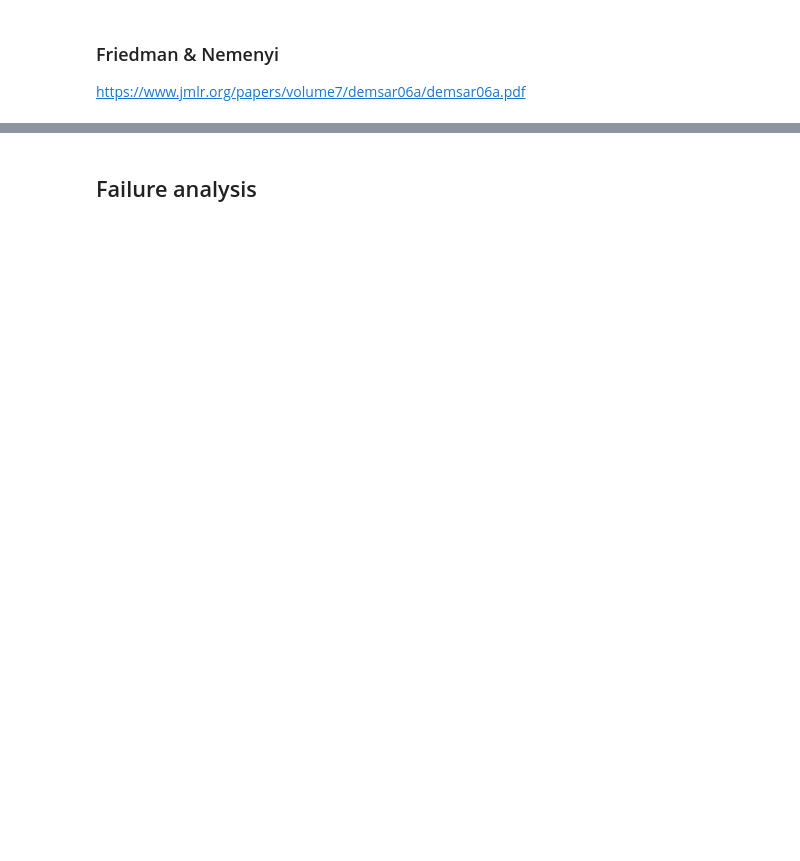
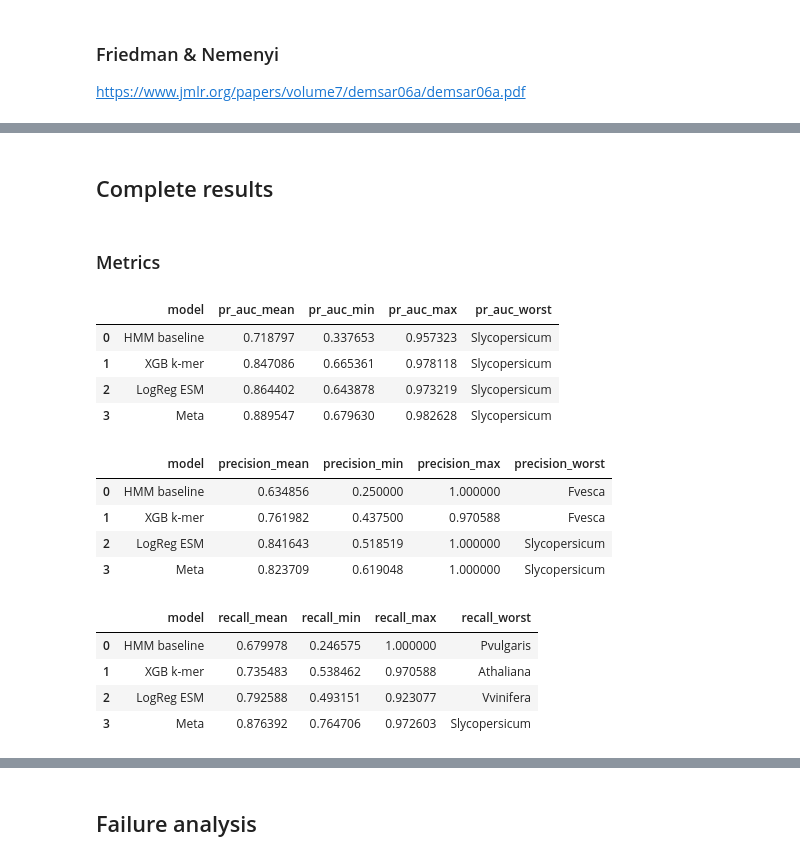
Before and after one commit to Kirk-KD/LRK10L-ML, a Jupyter notebook: notebooks/main.ipynb, the cells around one changed output, grey strips where cells are left out. Drawn from its saved outputs; the diff is of its cells as text; code cells hidden in the pictures; blank space fills up the shorter version.

```diff
--- a/notebooks/main.ipynb
+++ b/notebooks/main.ipynb
@@ -1565 +1570,55 @@ Recall: Friedman chi2=2.500, p=0.4753
 | Recall | 7 | 2.5000 | 0.4753 | False | Meta |
+# %% [markdown]
+## Complete results
+# %% [markdown]
+### Metrics
+# %%
+model_results = {
+    'HMM baseline': hmm_fold_results,
+    'XGB k-mer': xgb_evaluator.results_df,
+    'LogReg ESM': logreg_evaluator.results_df,
+    'Meta': meta_evaluator.results_df
+}
+
+pr_auc_df = pd.DataFrame([{
+    'model': k,
+    'pr_auc_mean': v['test_pr_auc'].mean(),
+    'pr_auc_min': v['test_pr_auc'].min(),
+    'pr_auc_max': v['test_pr_auc'].max(),
+    'pr_auc_worst': v.loc[v['test_pr_auc'].idxmin(), 'species'],
+} for k, v in model_results.items()])
+display(pr_auc_df)
+
+precision_df = pd.DataFrame([{
+    'model': k,
+    'precision_mean': v['test_precision'].mean(),
+    'precision_min': v['test_precision'].min(),
+    'precision_max': v['test_precision'].max(),
+    'precision_worst': v.loc[v['test_precision'].idxmin(), 'species'],
+} for k, v in model_results.items()])
+display(precision_df)
+
+recall_df = pd.DataFrame([{
+    'model': k,
+    'recall_mean': v['test_recall'].mean(),
+    'recall_min': v['test_recall'].min(),
+    'recall_max': v['test_recall'].max(),
+    'recall_worst': v.loc[v['test_recall'].idxmin(), 'species'],
+} for k, v in model_results.items()])
+display(recall_df)
+# %% [output]
+|  | model | pr_auc_mean | pr_auc_min | pr_auc_max | pr_auc_worst |
+| 0 | HMM baseline | 0.718797 | 0.337653 | 0.957323 | Slycopersicum |
+| 1 | XGB k-mer | 0.847086 | 0.665361 | 0.978118 | Slycopersicum |
+| 2 | LogReg ESM | 0.864402 | 0.643878 | 0.973219 | Slycopersicum |
+| 3 | Meta | 0.889547 | 0.679630 | 0.982628 | Slycopersicum |
+|  | model | precision_mean | precision_min | precision_max | precision_worst |
+| 0 | HMM baseline | 0.634856 | 0.250000 | 1.000000 | Fvesca |
+| 1 | XGB k-mer | 0.761982 | 0.437500 | 0.970588 | Fvesca |
+| 2 | LogReg ESM | 0.841643 | 0.518519 | 1.000000 | Slycopersicum |
+| 3 | Meta | 0.823709 | 0.619048 | 1.000000 | Slycopersicum |
+|  | model | recall_mean | recall_min | recall_max | recall_worst |
+| 0 | HMM baseline | 0.679978 | 0.246575 | 1.000000 | Pvulgaris |
+| 1 | XGB k-mer | 0.735483 | 0.538462 | 0.970588 | Athaliana |
+| 2 | LogReg ESM | 0.792588 | 0.493151 | 0.923077 | Vvinifera |
+| 3 | Meta | 0.876392 | 0.764706 | 0.972603 | Slycopersicum |
```
Also changed, not shown: parts of 48 cells of this notebook, 2 other files.
